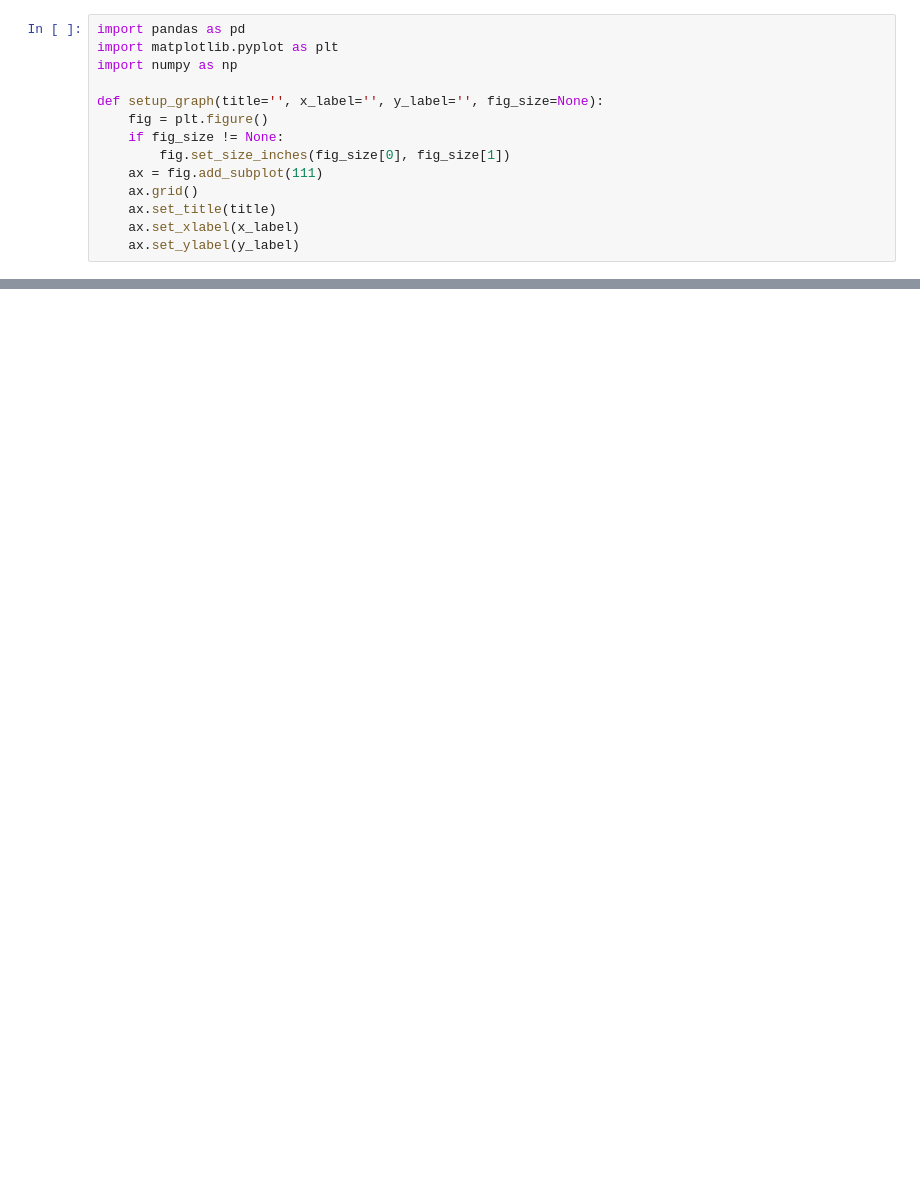
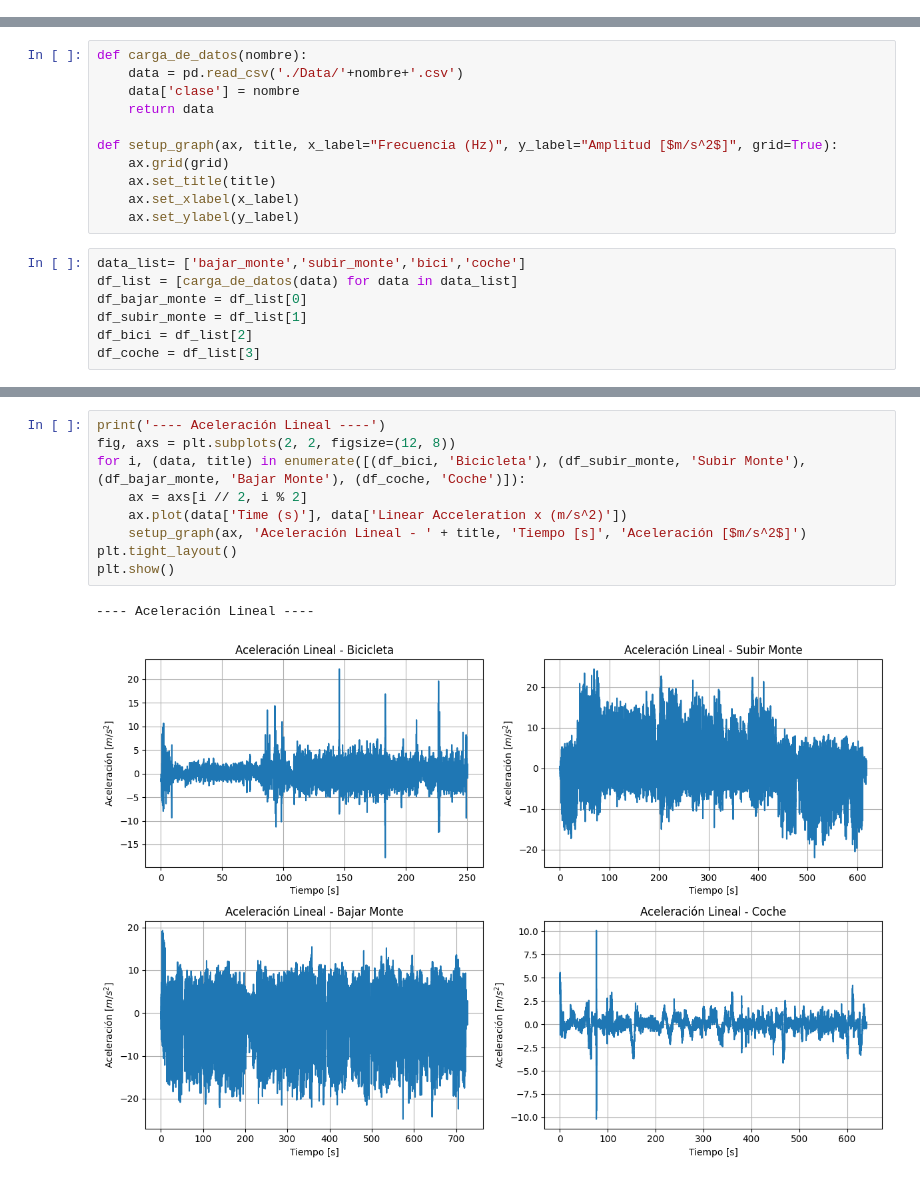
Before and after one commit to uunaii/Industria_R11, a Jupyter notebook: Code.ipynb, the cells around one changed output, grey strips where cells are left out. Saved outputs shown, nothing was run; the diff lists cells and outputs as text; blank space fills up the shorter version.

```diff
--- a/Code.ipynb
+++ b/Code.ipynb
@@ -1,14 +0,0 @@
-# %%
-import pandas as pd
-import matplotlib.pyplot as plt
-import numpy as np
-
-def setup_graph(title='', x_label='', y_label='', fig_size=None):
-    fig = plt.figure()
-    if fig_size != None:
-        fig.set_size_inches(fig_size[0], fig_size[1])
-    ax = fig.add_subplot(111)
-    ax.grid()
-    ax.set_title(title)
-    ax.set_xlabel(x_label)
-    ax.set_ylabel(y_label)
@@ -127,0 +61,18 @@ freq_features(df_ejemplo)
+# %%
+def carga_de_datos(nombre):
+    data = pd.read_csv('./Data/'+nombre+'.csv')
+    data['clase'] = nombre
+    return data
+
+def setup_graph(ax, title, x_label="Frecuencia (Hz)", y_label="Amplitud [$m/s^2$]", grid=True):
+    ax.grid(grid)
+    ax.set_title(title)
+    ax.set_xlabel(x_label)
+    ax.set_ylabel(y_label)
+# %%
+data_list= ['bajar_monte','subir_monte','bici','coche']
+df_list = [carga_de_datos(data) for data in data_list]
+df_bajar_monte = df_list[0]
+df_subir_monte = df_list[1]
+df_bici = df_list[2]
+df_coche = df_list[3]
@@ -127,0 +90,12 @@ freq_features(df_ejemplo)
+# %%
+print('---- Aceleración Lineal ----')
+fig, axs = plt.subplots(2, 2, figsize=(12, 8))
+for i, (data, title) in enumerate([(df_bici, 'Bicicleta'), (df_subir_monte, 'Subir Monte'), (df_bajar_monte, 'Bajar Monte'), (df_coche, 'Coche')]):
+    ax = axs[i // 2, i % 2]
+    ax.plot(data['Time (s)'], data['Linear Acceleration x (m/s^2)'])
+    setup_graph(ax, 'Aceleración Lineal - ' + title, 'Tiempo [s]', 'Aceleración [$m/s^2$]')
+plt.tight_layout()
+plt.show()
+# %% [output]
+---- Aceleración Lineal ----
+[figure, added]
```
Also changed, not shown: parts of 53 cells of this notebook, 2 other files.
